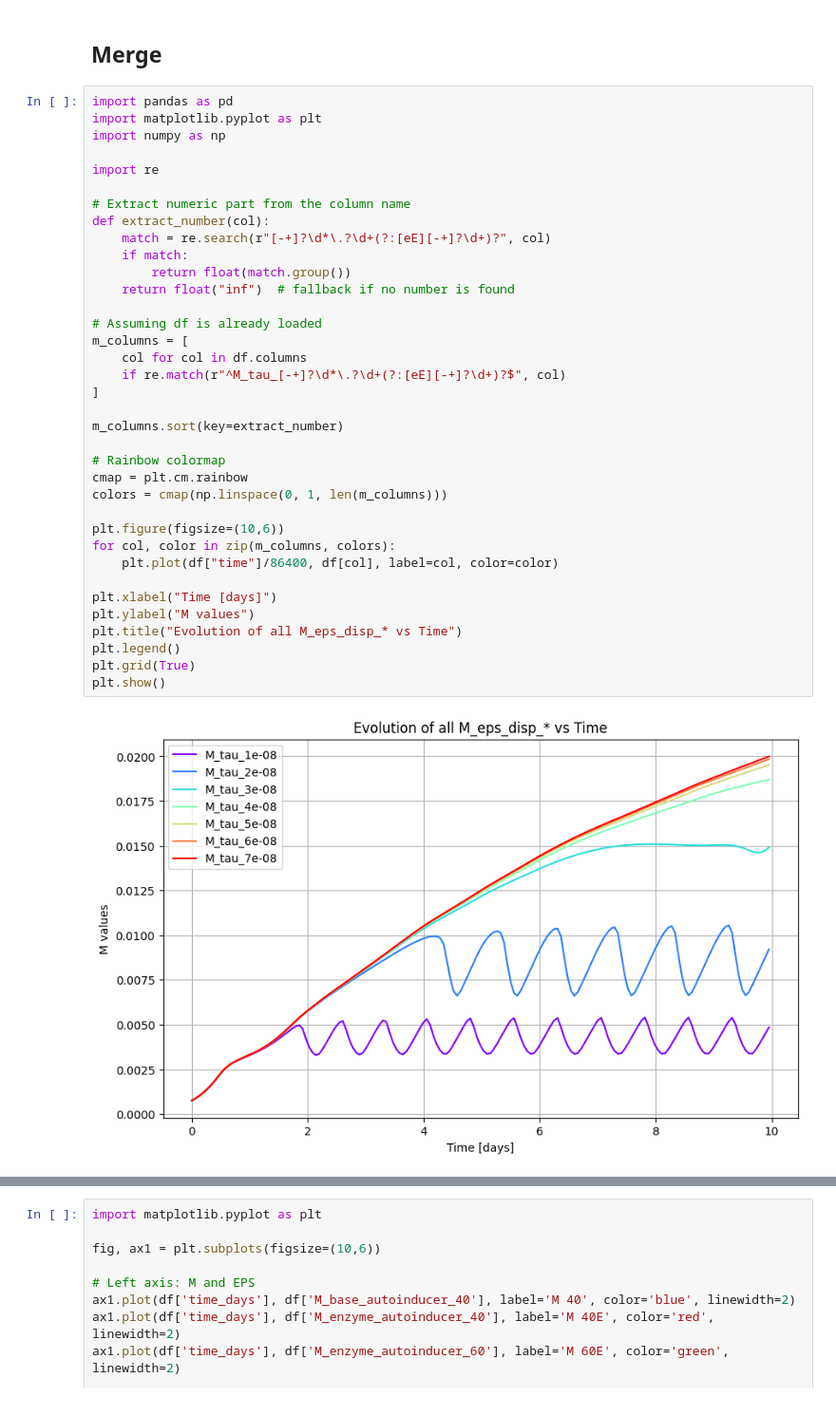
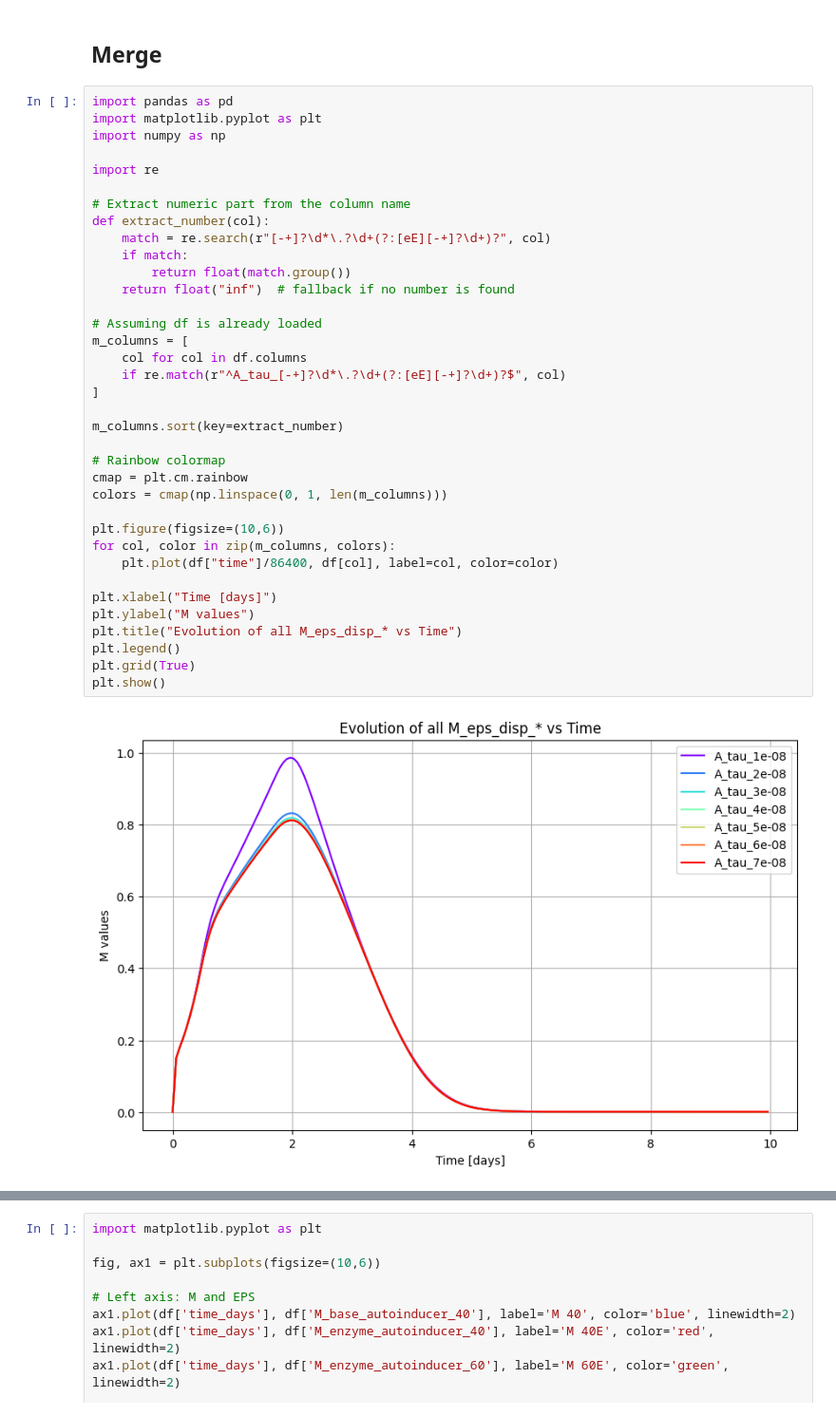
Before and after one commit to duke-igem-2025/biofilmFoam, a Jupyter notebook: dev/biofilmFoam/Data Analysis.ipynb, the cells around one changed output, grey strips where cells are left out. Shown: that part at 95% size. Saved outputs shown, nothing was run; the diff lists cells and outputs as text.

```diff
--- a/dev/biofilmFoam/Data Analysis.ipynb
+++ b/dev/biofilmFoam/Data Analysis.ipynb
@@ -63,35 +63,35 @@ import re
 
 # Extract numeric part from the column name
 def extract_number(col):
     match = re.search(r"[-+]?\d*\.?\d+(?:[eE][-+]?\d+)?", col)
     if match:
         return float(match.group())
     return float("inf")  # fallback if no number is found
 
 # Assuming df is already loaded
 m_columns = [
     col for col in df.columns
-    if re.match(r"^M_tau_[-+]?\d*\.?\d+(?:[eE][-+]?\d+)?$", col)
+    if re.match(r"^A_tau_[-+]?\d*\.?\d+(?:[eE][-+]?\d+)?$", col)
 ]
 
 m_columns.sort(key=extract_number)
 
 # Rainbow colormap
 cmap = plt.cm.rainbow
 colors = cmap(np.linspace(0, 1, len(m_columns)))
 
 plt.figure(figsize=(10,6))
 for col, color in zip(m_columns, colors):
     plt.plot(df["time"]/86400, df[col], label=col, color=color)
 
 plt.xlabel("Time [days]")
 plt.ylabel("M values")
 plt.title("Evolution of all M_eps_disp_* vs Time")
 plt.legend()
 plt.grid(True)
 plt.show()
 # %% [output]
-[figure, old version]
+[figure, new version]
 # %%
 import matplotlib.pyplot as plt
 
```
Also changed, not shown: parts of 2 cells of this notebook, 12 other files.
